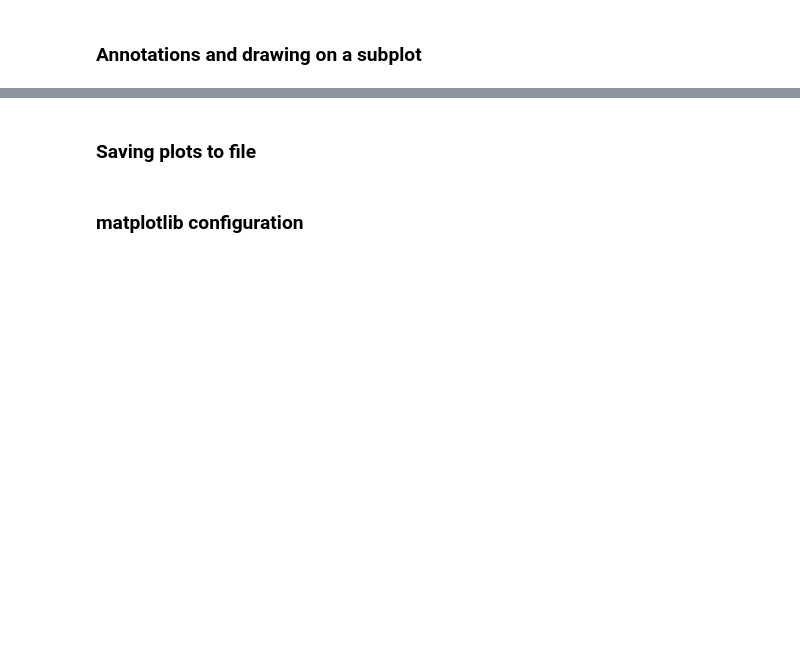
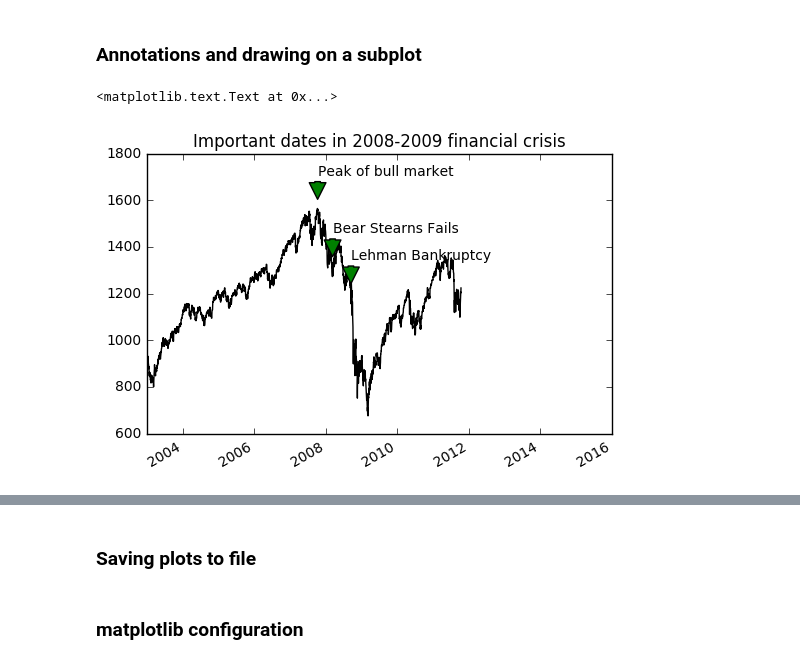
Before and after one commit to sanjiely/pydata-book, a Jupyter notebook: test-ch08.ipynb, the cells around one changed output, grey strips where cells are left out. Cells and saved outputs as stored; diff of their text form; code cells hidden in the pictures; blank space fills up the shorter version.

```diff
--- a/test-ch08.ipynb
+++ b/test-ch08.ipynb
@@ -103,30 +136,33 @@ ax.legend(loc='best')
 # %%
 from datetime import datetime
 
 fig = plt.figure()
 ax = fig.add_subplot(1, 1, 1)
 
 data = pd.read_csv('ch08/spx.csv', index_col=0, parse_dates=True)
 spx = data['SPX']
 
 spx.plot(ax=ax, style='k-')
 
 crisis_data = [
     (datetime(2007, 10, 11), 'Peak of bull market'),
     (datetime(2008, 3, 12), 'Bear Stearns Fails'),
     (datetime(2008, 9, 15), 'Lehman Bankruptcy')
 ]
 
 for date, label in crisis_data:
     ax.annotate(label, xy=(date, spx.asof(date) + 50),
                 xytext=(date, spx.asof(date) + 200),
-                arrowprops=dict(facecolor='black'),
+                arrowprops=dict(facecolor='green'),
                 horizontalalignment='left', verticalalignment='top')
 
 # Zoom in on 2007-2010
-ax.set_xlim(['1/1/2007', '1/1/2011'])
+ax.set_xlim(['1/1/2003', '1/1/2016'])
 ax.set_ylim([600, 1800])
 
 ax.set_title('Important dates in 2008-2009 financial crisis')
+# %% [output]
+<matplotlib.text.Text at 0x...>
+[figure, added]
 # %%
 fig = plt.figure()
```
Also changed, not shown: parts of 45 cells of this notebook, 1 other file.
